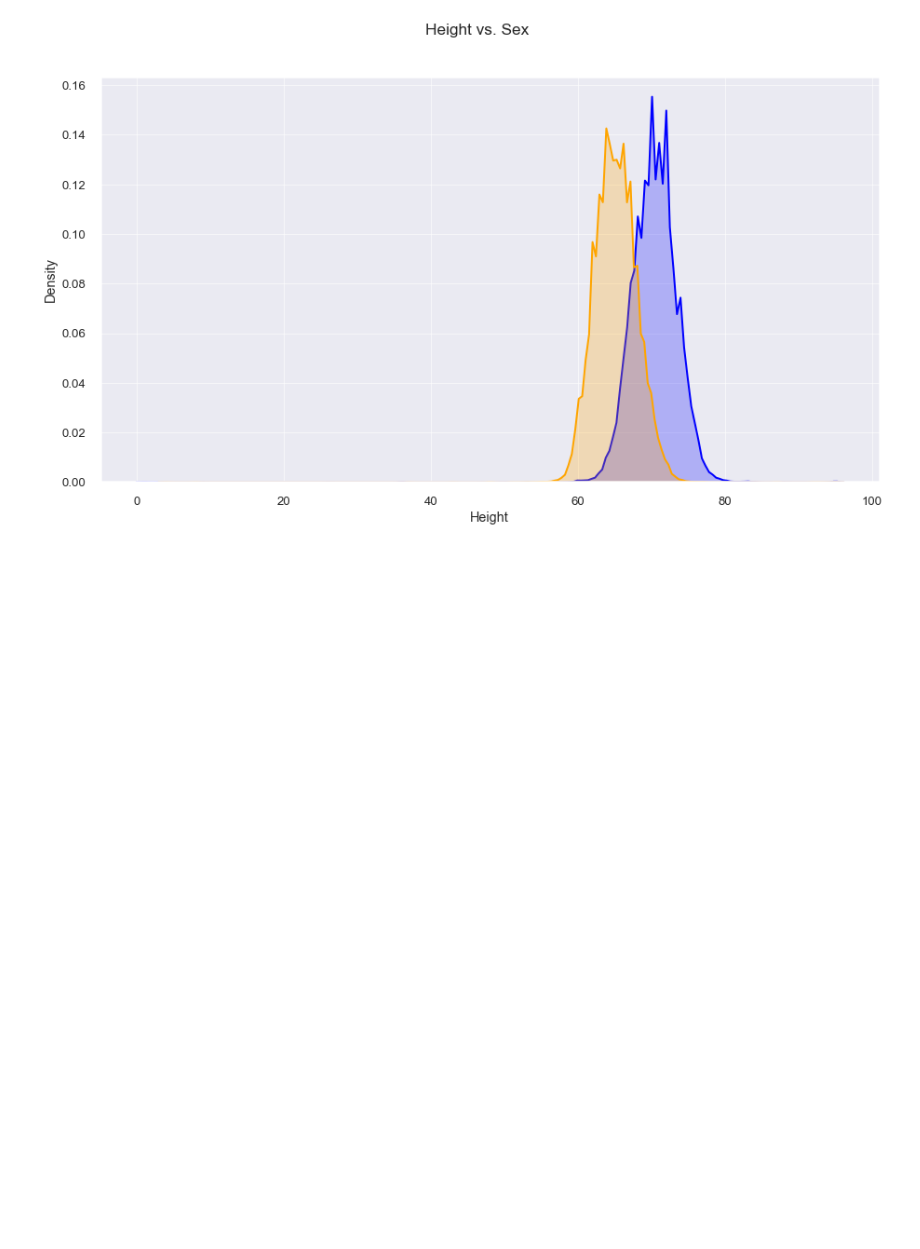
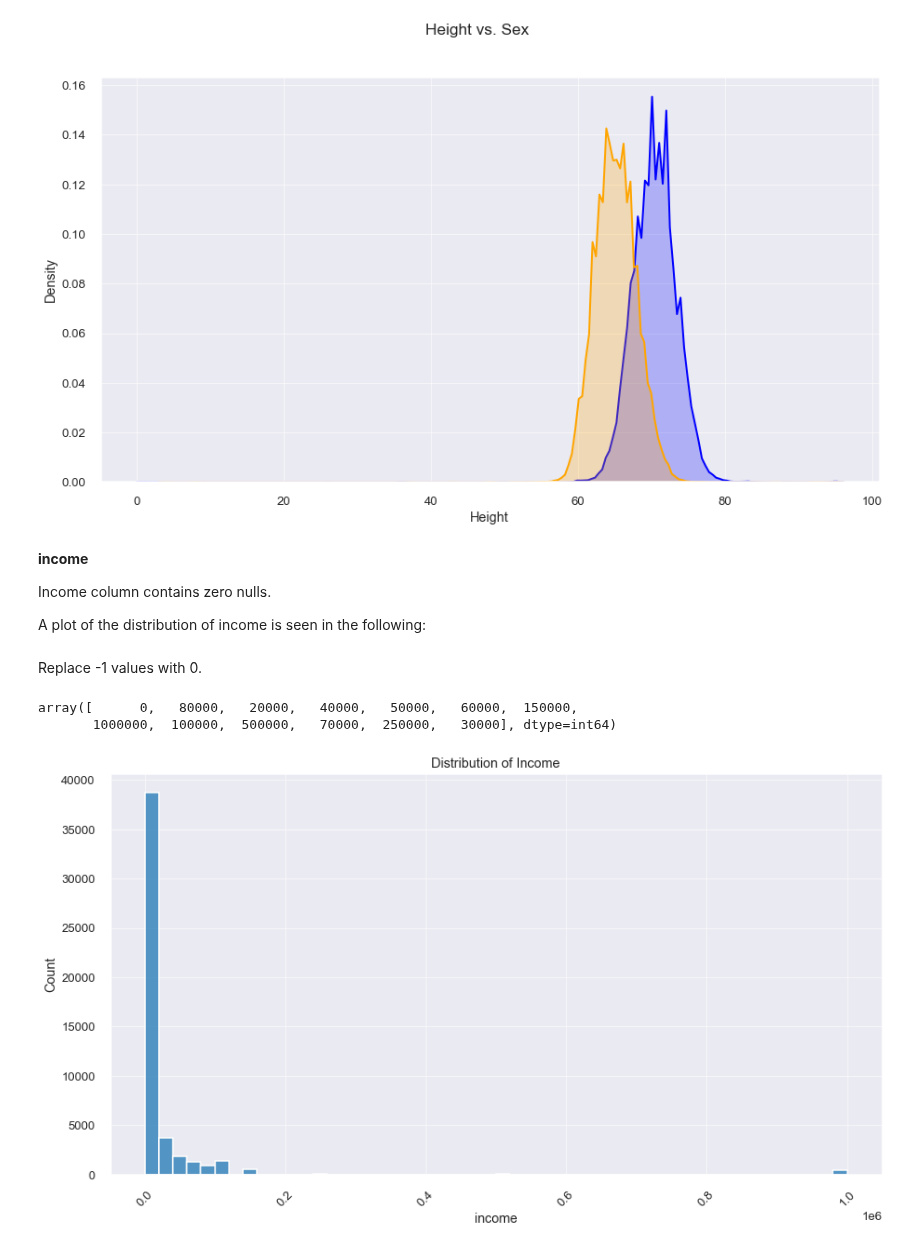
Before and after one commit to LenSin3/OkCupid-Date-a-Scientist, a Jupyter notebook: date-a-scientist.ipynb, the cells around one changed output. Saved outputs shown, nothing was run; the diff lists cells and outputs as text; code cells hidden in the pictures; blank space fills up the shorter version.

```diff
--- a/date-a-scientist.ipynb
+++ b/date-a-scientist.ipynb
@@ -732,2 +734,8 @@ fig.suptitle("Height vs. Sex");
 # %% [output]
 [figure]
+# %% [markdown]
+**income**
+
+Income column contains zero nulls.
+
+A plot of the distribution of income is seen in the following:
@@ -733,0 +744,21 @@ fig.suptitle("Height vs. Sex");
+# %% [markdown]
+Replace -1 values with 0.
+# %%
+profiles_df['income'].replace({-1: 0}, inplace=True)
+# %%
+profiles_df['income'].unique()
+# %% [output]
+array([      0,   80000,   20000,   40000,   50000,   60000,  150000,
+       1000000,  100000,  500000,   70000,  250000,   30000], dtype=int64)
+# %%
+fig, ax = plt.subplots()
+# the size of A4 paper lanscape
+fig.set_size_inches(15, 8)
+sns.set_context("poster", font_scale = .6, rc={"grid.linewidth": 0.6})
+sns.histplot(profiles_df['income'], bins=50, kde=False, ax=ax)
+plt.setp(ax.get_xticklabels(), rotation=45)
+plt.title('Distribution of Income')
+plt.savefig('income.png')
+plt.show()
+# %% [output]
+[figure, added]
```
Also changed, not shown: parts of 5 cells of this notebook, 4 other files.
